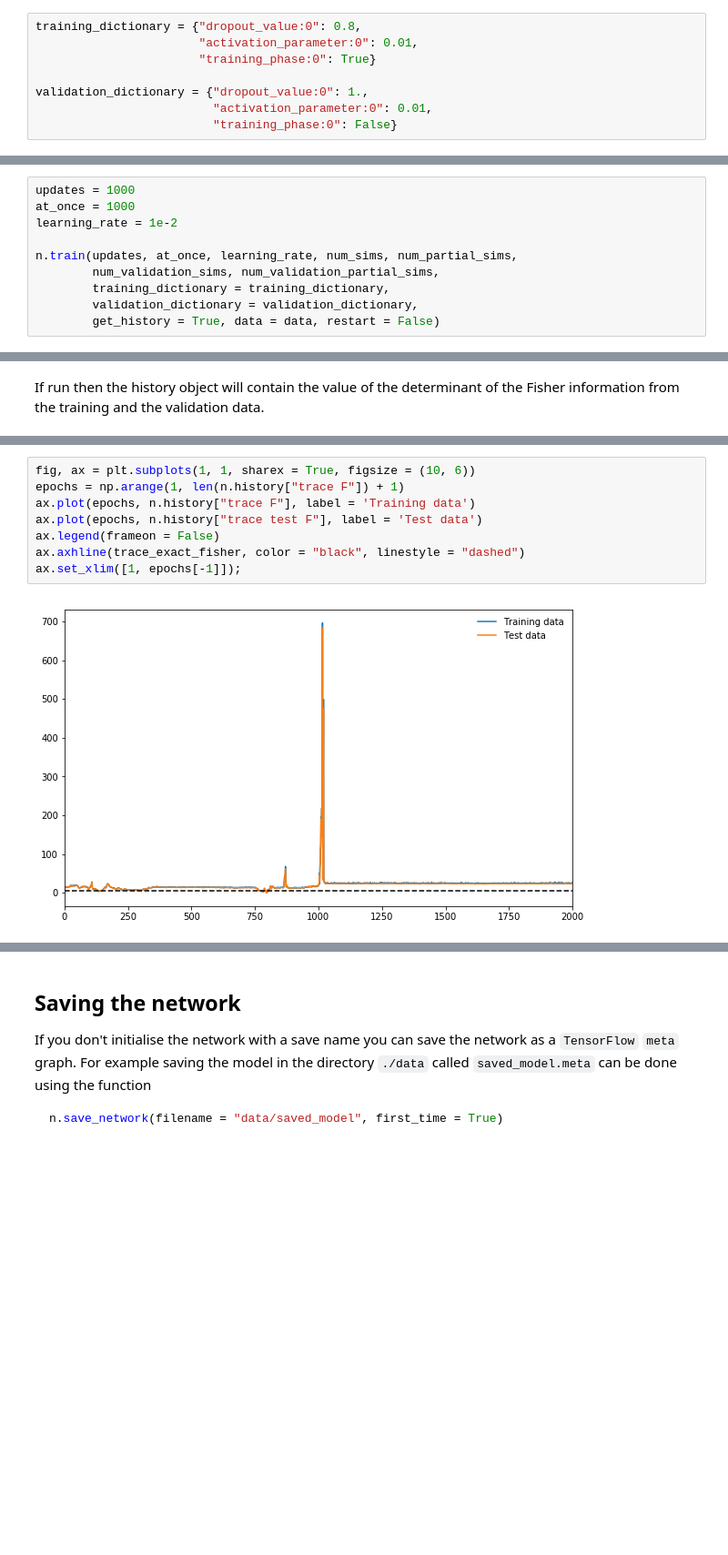
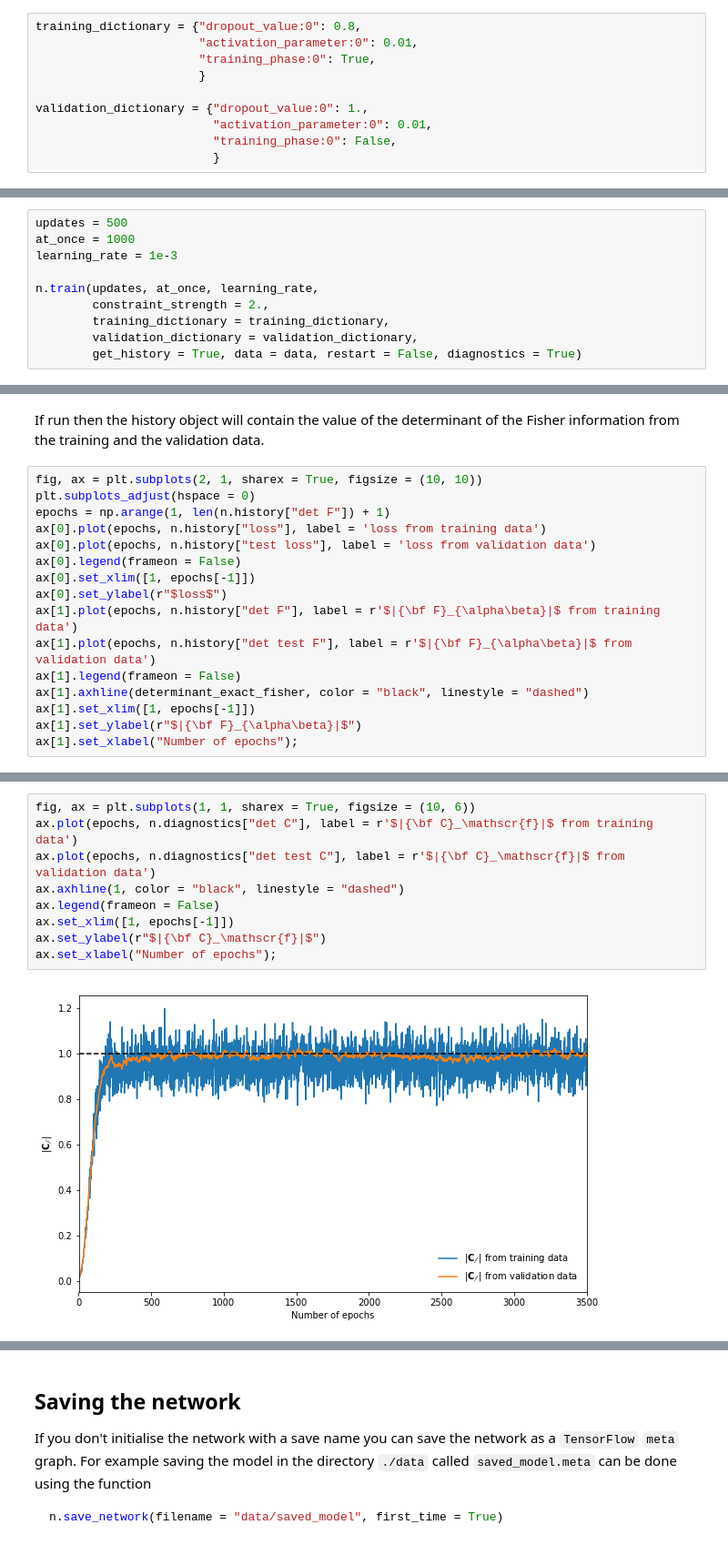
Before and after one commit to tomcharnock/IMNN, a Jupyter notebook: IMNN.ipynb, the cells around one changed output, grey strips where cells are left out. Shown at 91% size. Saved outputs shown, nothing was run; the diff lists cells and outputs as text; blank space fills up the shorter version.

```diff
--- a/IMNN.ipynb
+++ b/IMNN.ipynb
@@ -320,9 +332,11 @@ And now the tensor names are stored in training and validation dictionaries with
 # %%
 training_dictionary = {"dropout_value:0": 0.8,
                        "activation_parameter:0": 0.01,
-                       "training_phase:0": True}
+                       "training_phase:0": True,
+                       }
 
 validation_dictionary = {"dropout_value:0": 1.,
                          "activation_parameter:0": 0.01,
-                         "training_phase:0": False}
+                         "training_phase:0": False,
+                         }
 # %% [markdown]
@@ -353,13 +369,13 @@ The training can now be performed by passing the number of weight and bias updat
 
 Automatically, the training function can be rerun to continue training the network further.
 # %%
-updates = 1000
+updates = 500
 at_once = 1000
-learning_rate = 1e-2
+learning_rate = 1e-3
 
-n.train(updates, at_once, learning_rate, num_sims, num_partial_sims,
-        num_validation_sims, num_validation_partial_sims,
+n.train(updates, at_once, learning_rate,
+        constraint_strength = 2.,
         training_dictionary = training_dictionary,
         validation_dictionary = validation_dictionary,
-        get_history = True, data = data, restart = False)
+        get_history = True, data = data, restart = False, diagnostics = True)
 # %% [output]
@@ -374,2 +392,18 @@ n.train(updates, at_once, learning_rate, num_sims, num_partial_sims, num_validat
 # %% [markdown]
 If run then the history object will contain the value of the determinant of the Fisher information from the training and the validation data.
+# %%
+fig, ax = plt.subplots(2, 1, sharex = True, figsize = (10, 10))
+plt.subplots_adjust(hspace = 0)
+epochs = np.arange(1, len(n.history["det F"]) + 1)
+ax[0].plot(epochs, n.history["loss"], label = 'loss from training data')
+ax[0].plot(epochs, n.history["test loss"], label = 'loss from validation data')
+ax[0].legend(frameon = False)
+ax[0].set_xlim([1, epochs[-1]])
+ax[0].set_ylabel(r"$loss$")
+ax[1].plot(epochs, n.history["det F"], label = r'$|{\bf F}_{\alpha\beta}|$ from training data')
+ax[1].plot(epochs, n.history["det test F"], label = r'$|{\bf F}_{\alpha\beta}|$ from validation data')
+ax[1].legend(frameon = False)
+ax[1].axhline(determinant_exact_fisher, color = "black", linestyle = "dashed")
+ax[1].set_xlim([1, epochs[-1]])
+ax[1].set_ylabel(r"$|{\bf F}_{\alpha\beta}|$")
+ax[1].set_xlabel("Number of epochs");
@@ -376,10 +414,11 @@ If run then the history object will contain the value of the determinant of the
 # %%
 fig, ax = plt.subplots(1, 1, sharex = True, figsize = (10, 6))
-epochs = np.arange(1, len(n.history["trace F"]) + 1)
-ax.plot(epochs, n.history["trace F"], label = 'Training data')
-ax.plot(epochs, n.history["trace test F"], label = 'Test data')
+ax.plot(epochs, n.diagnostics["det C"], label = r'$|{\bf C}_\mathscr{f}|$ from training data')
+ax.plot(epochs, n.diagnostics["det test C"], label = r'$|{\bf C}_\mathscr{f}|$ from validation data')
+ax.axhline(1, color = "black", linestyle = "dashed")
 ax.legend(frameon = False)
-ax.axhline(trace_exact_fisher, color = "black", linestyle = "dashed")
-ax.set_xlim([1, epochs[-1]]);
+ax.set_xlim([1, epochs[-1]])
+ax.set_ylabel(r"$|{\bf C}_\mathscr{f}|$")
+ax.set_xlabel("Number of epochs");
 # %% [output]
-[figure, old version]
+[figure, new version]
```
Also changed, not shown: parts of 46 cells of this notebook, 33 other files.
